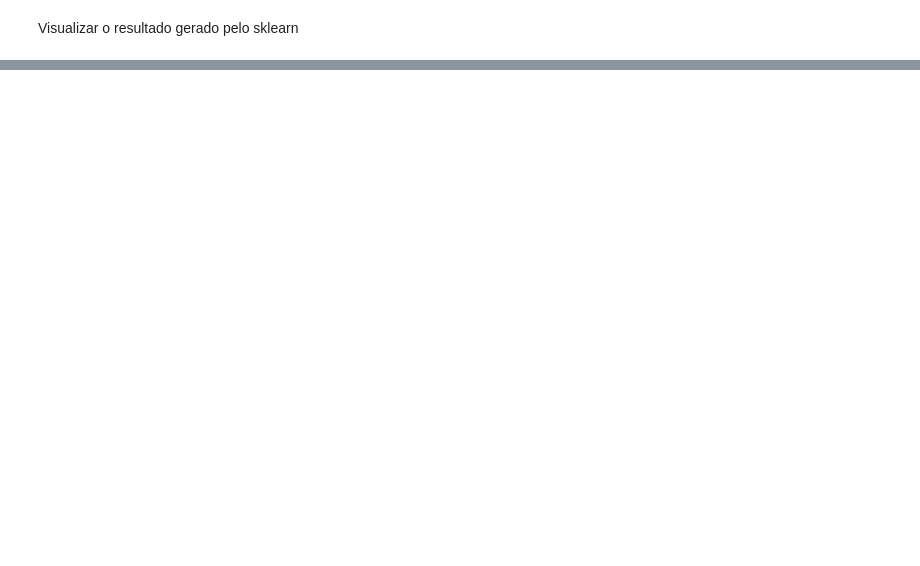
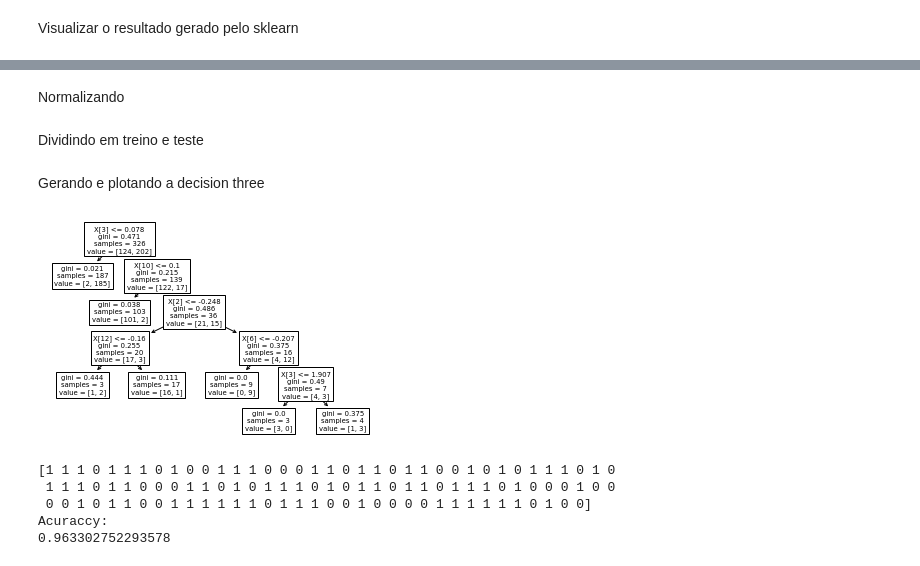
Before and after one commit to Vihimuro/MDAEL8, a Jupyter notebook: Mineração.ipynb, the cells around one changed output, grey strips where cells are left out. Cells and saved outputs as stored; diff of their text form; code cells hidden in the pictures; blank space fills up the shorter version.

```diff
--- a/Mineração.ipynb
+++ b/Mineração.ipynb
@@ -1208,0 +1224,12 @@ plt.show()
+# %%
+names = ['Class-Name','handicapped-infants','water-project-cost-sharing','adoption-of-the-budget-resolution','physician-fee-freeze','el-salvador-aid',
+          'religious-groups-in-schools','anti-satellite-test-ban','aid-to-nicaraguan-contras','mx-missile','immigration','synfuels-corporation-cutback','education-spending',
+          'superfund-right-to-sue','crime','duty-free-exports','export-administration-act-south-africa']
+features = ['handicapped-infants','water-project-cost-sharing','adoption-of-the-budget-resolution','physician-fee-freeze','el-salvador-aid',
+          'religious-groups-in-schools','anti-satellite-test-ban','aid-to-nicaraguan-contras','mx-missile','immigration','synfuels-corporation-cutback','education-spending',
+          'superfund-right-to-sue','crime','duty-free-exports','export-administration-act-south-africa']
+target = 'Class-Name'
+
+input_file = '/content/house-votes-84-abstencao.data'
+df = pd.read_csv(input_file,         # Nome do arquivo com dados
+                  names = names)      # Nome das colunas
@@ -1208,0 +1238,39 @@ plt.show()
+# %%
+# Separating out the features
+X = df.loc[:, features].values
+
+# Separating out the target
+y = df.loc[:,[target]].values
+# %% [markdown]
+Normalizando
+# %%
+ # Standardizing the features
+X = StandardScaler().fit_transform(X)
+normalizedDf = pd.DataFrame(data = X, columns = features)
+normalizedDf = pd.concat([normalizedDf, df[[target]]], axis = 1)
+# %% [markdown]
+Dividindo em treino e teste
+# %%
+X_train, X_test, y_train, y_test = train_test_split(X, y, test_size = 0.25, random_state=0) #test_size=0.3,
+# %% [markdown]
+Gerando e plotando a decision three
+# %%
+clf = DecisionTreeClassifier(max_leaf_nodes=5)
+clf.fit(X_train, y_train)
+tree.plot_tree(clf)
+plt.show()
+# %% [output]
+[figure, added]
+# %%
+predictions = clf.predict(X_test)
+print(predictions)
+
+result = clf.score(X_test, y_test)
+print('Acuraccy:')
+print(result)
+# %% [output]
+[1 1 1 0 1 1 1 0 1 0 0 1 1 1 0 0 0 1 1 0 1 1 0 1 1 0 0 1 0 1 0 1 1 1 0 1 0
+ 1 1 1 0 1 1 0 0 0 1 1 0 1 0 1 1 1 0 1 0 1 1 0 1 1 0 1 1 1 0 1 0 0 0 1 0 0
+ 0 0 1 0 1 1 0 0 1 1 1 1 1 1 0 1 1 1 0 0 1 0 0 0 0 1 1 1 1 1 1 0 1 0 0]
+Acuraccy:
+0.963302752293578
```
Also changed, not shown: parts of 9 cells of this notebook.
